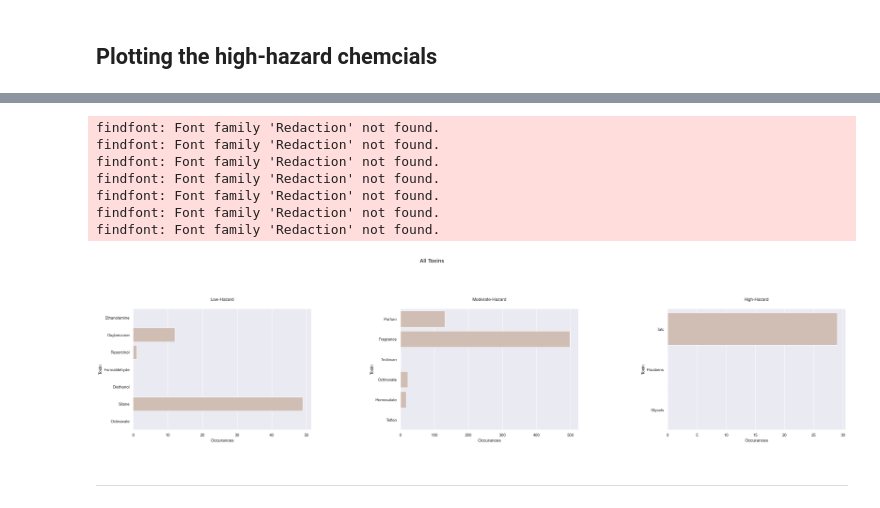
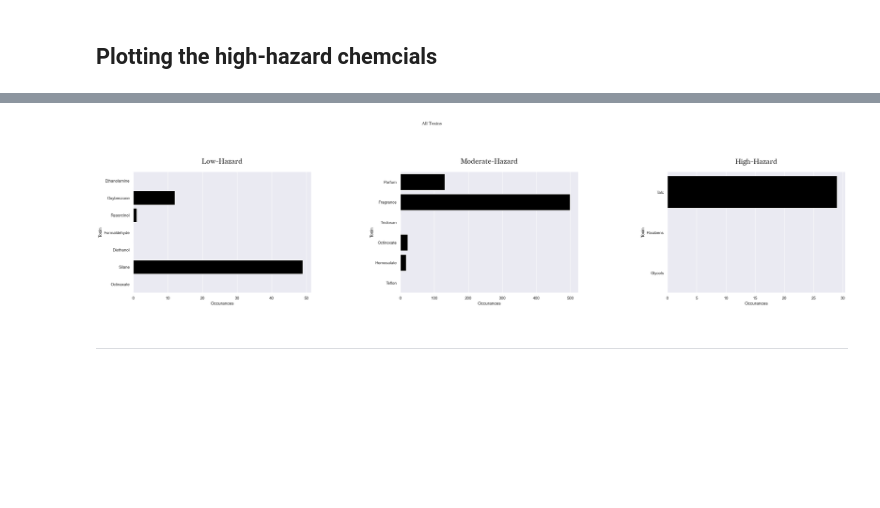
Before and after one commit to mahakanakala/toxins, a Jupyter notebook: notebooks/data_visuals.ipynb, the cells around one changed output, grey strips where cells are left out. Cells and saved outputs as stored; diff of their text form; code cells hidden in the pictures; blank space fills up the shorter version.

```diff
--- a/notebooks/data_visuals.ipynb
+++ b/notebooks/data_visuals.ipynb
@@ -67,11 +67,14 @@ useful links:
 
 Redaction
 # %%
+
+import matplotlib
 import matplotlib.pyplot as plt
 font_paths = {
     "Redaction": '../src/fonts/redaction-cufonfonts/Redaction-mL8P5.otf',
     "Redaction_Italics" : '../src/fonts/redaction-cufonfonts/Redaction50Italic-2ODWo.otf',
     "Redaction_Bold" : '../src/fonts/redaction-cufonfonts/Redaction50Bold-vmXRL.otf',
+    "Redaction_Blur": "../src/fonts/redaction-cufonfonts/Redaction50-8Mg4n.otf",
     "Playfair_Display" : '../src/fonts/PlayfairDisplay-Regular.ttf'
 }
 
@@ -455,25 +430,25 @@ findfont: Font family 'Redaction' not found.
 # %% [markdown]
 ## Plotting the high-hazard chemcials
 # %%
-sns.set(rc={'axes.facecolor':'#F2E9E4', 'figure.facecolor':'#F2E9E4'})
+sns.set(rc={'axes.facecolor':'#FFFFFF', 'figure.facecolor':'#FFFFFF'})
 
 ax = sns.barplot(x= high_df['Occurances'],
                 y=high_df['Toxin'],
                 data=high_df,
-                color='#D5BDAF',
+                color='#000000',
                 )
 
-ax.set_title('High-hazard Toxins', fontdict=title_font, pad=40)
+ax.set_title('High-hazard Toxins', fontproperties=get_font_prop('Redaction'), pad=40, fontsize=40)
 
 tick_spacing = 10
 ax.xaxis.set_major_locator(ticker.MultipleLocator(tick_spacing))
 
 sns.set(rc={'figure.figsize':(15,8)})
-ax.set_xlabel("Ocurrances in Products", fontdict=title_font, labelpad=40)
+ax.set_xlabel("Ocurrances in Products", fontproperties=get_font_prop('Redaction'), fontsize=40, labelpad=40)
 # ax.set_xticklabels(ax.get_xticklabels(), size =20)
 
-ax.set_ylabel("Chemicals", fontdict= title_font, labelpad=40)
-ax.set_yticklabels(ax.get_yticklabels(), size=25, fontdict=opt_font)
+ax.set_ylabel("Chemicals", fontproperties=get_font_prop('Redaction'), labelpad=40, fontsize =40)
+ax.set_yticklabels(ax.get_yticklabels(), size=25, fontproperties=get_font_prop('Redaction_Blur'))
 #plt.text(50, 1, 'allergens, harmful to the environment, cause irritation', fontdict = opt_font)
 
 ax.bar_label(ax.containers[0], size = 35, padding= 5) # shows the number of exact occurances on each bar
@@ -491,7 +466,5 @@ for spine in ['top', 'right']:
 ax.tick_params(axis='y', labelsize=30)
 ax.tick_params(axis='x', labelsize=30, pad=30)
 
-ax.grid(b=True, which='major', color='black', linewidth=0.2)
-
 plt.savefig("../reports/figures/high_hazard_toxins.png", bbox_inches='tight')
 # %% [output]
@@ -516,76 +472,48 @@ findfont: Font family 'Redaction' not found.
 # %%
 fig,axs = plt.subplots(ncols = 3, figsize=(35,6))
-sns.set(rc={'axes.facecolor':'#F2E9E4', 'figure.facecolor':'#F2E9E4'})
-
-# title_font = {
-#     'family': 'Baskerville',
-#     'color': 'black',
-#     'weight': '400',
-#     'size': 100
-
-# }
-# label_font = {
-#     'family': 'Consolas',
-#     'color': 'black',
-#     'weight': 'bold',
-#     'size': 50
-# }
-
-# opt_font = {
-#     'family': 'Franklin Gothic Book',
-#     'color': 'black',
-#     'weight': '100',
-#     'size': 35
-# }
+sns.set(rc={'axes.facecolor':'#FFFFFF', 'figure.facecolor':'#FFFFFF'})
 
 #refactor into a loop?
 sns.barplot(x= low_df['Occurances'],
                 y=low_df['Toxin'],
                 data=low_df,
-                color='#D5BDAF',
+                color='#000000',
                 ax=axs[0]
                 )
 
 sns.barplot(x= mod_df['Occurances'],
                 y=mod_df['Toxin'],
                 data=mod_df,
-                color='#D5BDAF',
+                color='#000000',
                 ax=axs[1]
                 )
 
 sns.barplot(x= high_df['Occurances'],
                 y=high_df['Toxin'],
                 data=high_df,
-                color='#D5BDAF',
+                color='#000000',
                 ax=axs[2]
                 )
 
-ax.set_xlabel("Occurances", fontdict= label_font)
+ax.set_xlabel("Occurances", fontproperties=get_font_prop('Redaction'))
 ax.set_xticklabels(ax.get_xticklabels(), size = 12)
 
-ax.set_ylabel("Toxin", fontdict= label_font)
+ax.set_ylabel("Toxin",fontproperties=get_font_prop('Redaction'))
 ax.set_yticklabels(ax.get_yticklabels(), size=12)
 
-fig.suptitle('All Toxins', fontdict= title_font, y=1.2, x=.45)
+fig.suptitle('All Toxins', fontproperties=get_font_prop('Redaction'), y=1.2, x=.45)
 
 fig.subplots_adjust(hspace=5, wspace=0.5)
 
-axs[0].set_title('Low-Hazard', y=1.05)
-axs[1].set_title('Moderate-Hazard', y=1.05)
-axs[2].set_title('High-Hazard', y=1.05)
+axs[0].set_title('Low-Hazard', y=1.05, fontproperties=get_font_prop('Redaction'), fontsize = 20)
+axs[1].set_title('Moderate-Hazard', y=1.05, fontproperties=get_font_prop('Redaction'), fontsize = 20)
+axs[2].set_title('High-Hazard', y=1.05, fontproperties=get_font_prop('Redaction'), fontsize = 20)
 
 ax.grid(b=True, which='major', color='black', linewidth=0.2)
 
 plt.savefig("../reports/figures/all_toxins.png")
 # %% [output]
-findfont: Font family 'Redaction' not found.
-findfont: Font family 'Redaction' not found.
-findfont: Font family 'Redaction' not found.
-findfont: Font family 'Redaction' not found.
-findfont: Font family 'Redaction' not found.
-findfont: Font family 'Redaction' not found.
-findfont: Font family 'Redaction' not found.
-[figure, old version]
+[figure, new version]
 # %% [markdown]
 ---
 # %% [markdown]
```
Also changed, not shown: parts of 9 cells of this notebook, 9 other files.
